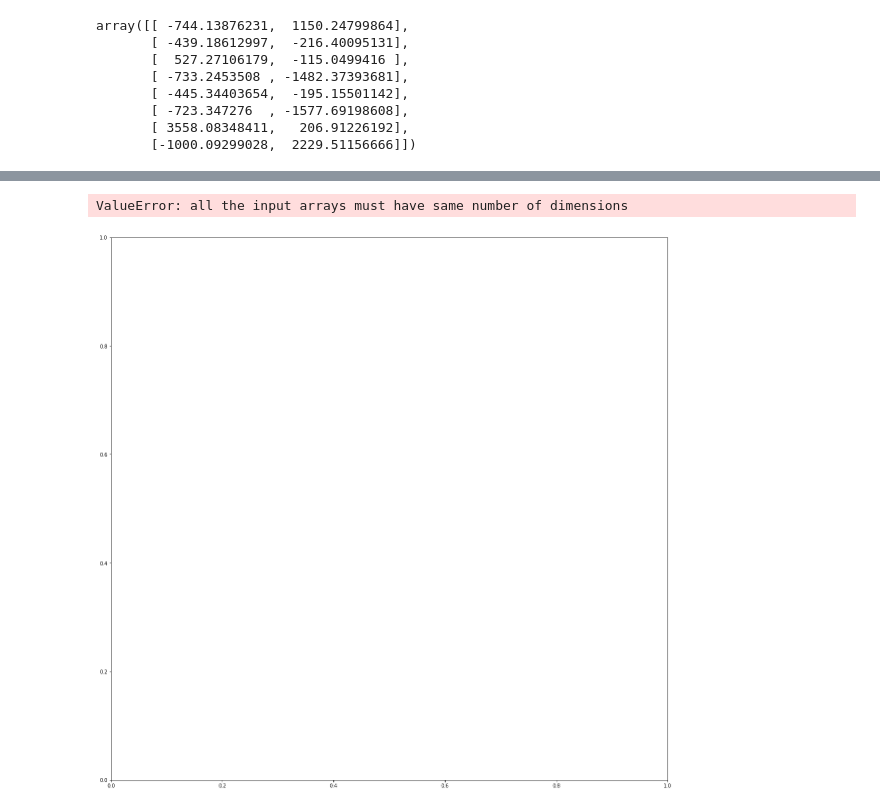
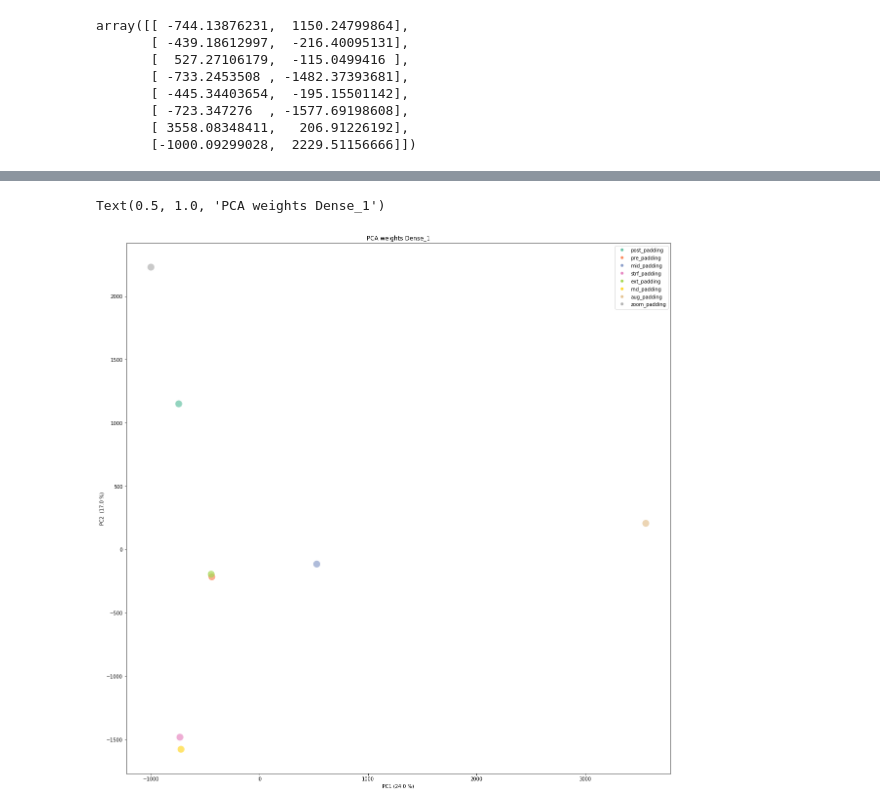
Before and after one commit to b2slab/padding_benchmark, a Jupyter notebook: notebooks/processing_activations.ipynb, the cells around one changed output, grey strips where cells are left out. Cells and saved outputs as stored; diff of their text form; code cells hidden in the pictures.

```diff
--- a/notebooks/processing_activations.ipynb
+++ b/notebooks/processing_activations.ipynb
@@ -171,7 +171,7 @@ npdesc = weights_df.drop(['type_padding'], axis=1).values
 scaler = preprocessing.StandardScaler().fit(npdesc)
 npdesc = scaler.transform(npdesc)
 
-typePadding_list = weights_df.loc[:, 'type_padding'].astype(int).v.values
+typePadding_list = weights_df.loc[:, 'type_padding'].values
 # %%
 #training PCA
 pca = PCA(n_components=2)
@@ -210,16 +223,16 @@ TypeError: only integer scalar arrays can be converted to a scalar index
 # %%
 explained_variances = pca.explained_variance_ratio_
 pc1 = str(round(explained_variances[0]*100))
 pc2 = str(round(explained_variances[1]*100))
 fig, ax = plt.subplots(figsize=(20,20))
-cm = plt.get_cmap('Set3')
-pc_tr_l = np.concatenate((pc_tr, np.asarray(typePadding_translated)), axis=1)
-sc = ax.scatter(pc_tr_l[:,0], pc_tr_l[:,1], c=typePadding_translated, edgecolor='none', alpha=0.7, cmap=cm)
+cm = plt.get_cmap('Set2')
+pc_tr_l = np.concatenate((pc_tr, np.asarray(typePadding_translated)[:, None]), axis=1)
+sc = ax.scatter(pc_tr_l[:,0], pc_tr_l[:,1], c=typePadding_translated, edgecolor='none', alpha=0.7, cmap=cm, s=200)
 lp = lambda i: ax.plot([],color=cm(sc.norm(i)), mec="none", label=labs[i], ls="", marker="o")[0]
-handles = [lp(i) for i in np.unique(typePadding_list)]
+handles = [lp(i) for i in np.unique(typePadding_translated)]
 ax.legend(handles=handles)
 ax.set(xlabel="PC1 (%s %%)" %pc1,ylabel="PC2  (%s %%)" %pc2)
-ax.set_title('PCA: %s' %padding_type)
+ax.set_title('PCA weights Dense_1' )a
 # %% [output]
-ValueError: all the input arrays must have same number of dimensions
+Text(0.5, 1.0, 'PCA weights Dense_1')
-[figure, old version]
+[figure, new version]
```
Also changed, not shown: parts of 9 cells of this notebook.
